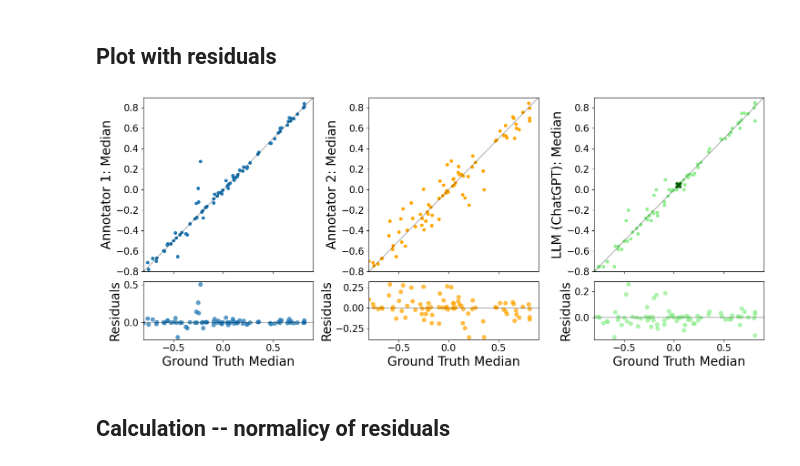
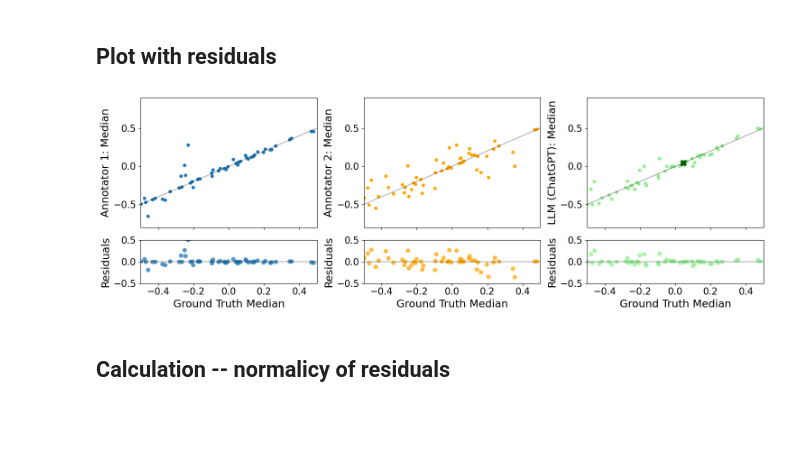
Before and after one commit to ReadingTimeMachine/LLM_VQA_JCDL2025, a Jupyter notebook: paper_plots.ipynb, the cells around one changed output. Cells and saved outputs as stored; diff of their text form; code cells hidden in the pictures; blank space fills up the shorter version.

```diff
--- a/paper_plots.ipynb
+++ b/paper_plots.ipynb
@@ -2,6 +2,8 @@
 Fancy-pants plots for the paper.
 # %%
 data_file = './human_and_llm_annotated_data.csv'
+
+figure_dir = '/Users/jnaiman/Dropbox/Paper_JCDL2025/figures/'
 # %%
 import pandas as pd
 import matplotlib.pyplot as plt
@@ -38,7 +40,7 @@ equal_line_color = 'black'
 equal_line_style = '-'
 equal_line_alpha = 0.3
 
-font_size_labels = 20
+font_size_labels = 17
 font_size_ticks = 15
 
 # y-axis labels
@@ -46,7 +48,7 @@ yaxis_labels = ['Annotator 1: Median', 'Annotator 2: Median', 'LLM (ChatGPT): Me
 
 base = 5
 # Create 2x3 subplots with shared x-axes
-fig, ax = plt.subplots(2, 3, figsize=(base*3, base*1.25),
+fig, ax = plt.subplots(2, 3, figsize=(base*3, base*1.0),
                        gridspec_kw={'height_ratios': [3, 1]},
                        sharex='col')
 
@@ -108,34 +110,43 @@ for i in range(len(df_allm)):
         if np.isnan(llmm):
             gtm = df_allm.iloc[i]['Ground Truth Median']
             ax[0,2].plot([gtm],[gtm], color=llm_error_color, marker='X', ms=llm_error_marker_size)
     except:
         pass
 
 # Set limits and equal lines for main plots only
 mxmin = -0.8
 mxmax = 0.9
 for i in range(3):  # Only for the top row (main plots)
     ax[0,i].set_ylim(mxmin, mxmax)
     ax[0,i].set_xlim(mxmin, mxmax)
     ax[0,i].plot([mxmin,mxmax], [mxmin,mxmax], color=equal_line_color,
                  linestyle=equal_line_style, zorder=10,
                  alpha=equal_line_alpha)
     ax[0,i].set_ylabel(yaxis_labels[i], fontsize=font_size_labels)
 
+# also set some residual axes
+mxmin = -0.5
+mxmax = 0.5
+for i in range(3):  # Only for the top row (main plots)
+    ax[1,i].set_ylim(mxmin, mxmax)
+    ax[1,i].set_xlim(mxmin, mxmax)
+
 # Set font sizes for all axes
 for i in range(2):  # Both rows
     for j in range(3):  # All columns
         # Set tick label font sizes
         ax[i,j].tick_params(axis='both', which='major', labelsize=font_size_ticks)
 
         # Set x-axis label font size (only for bottom row)
         if i == 1:
             ax[i,j].set_xlabel('Ground Truth Median', fontsize=font_size_labels)
 
 # Adjust layout to prevent overlapping
 plt.tight_layout()
+
+fig.savefig(figure_dir + 'relation_and_residuals.pdf')
 # %% [output]
-[figure, old version]
+[figure, new version]
 # %% [markdown]
 ## Calculation -- normalicy of residuals
 # %%
```
